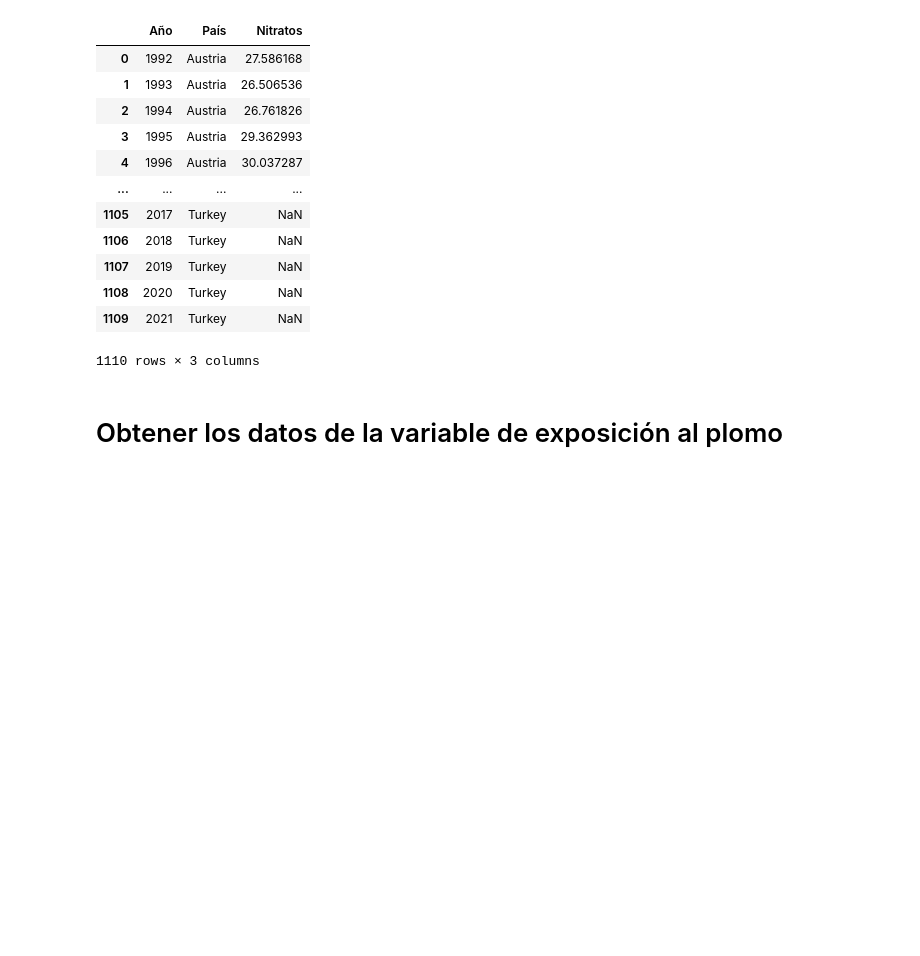
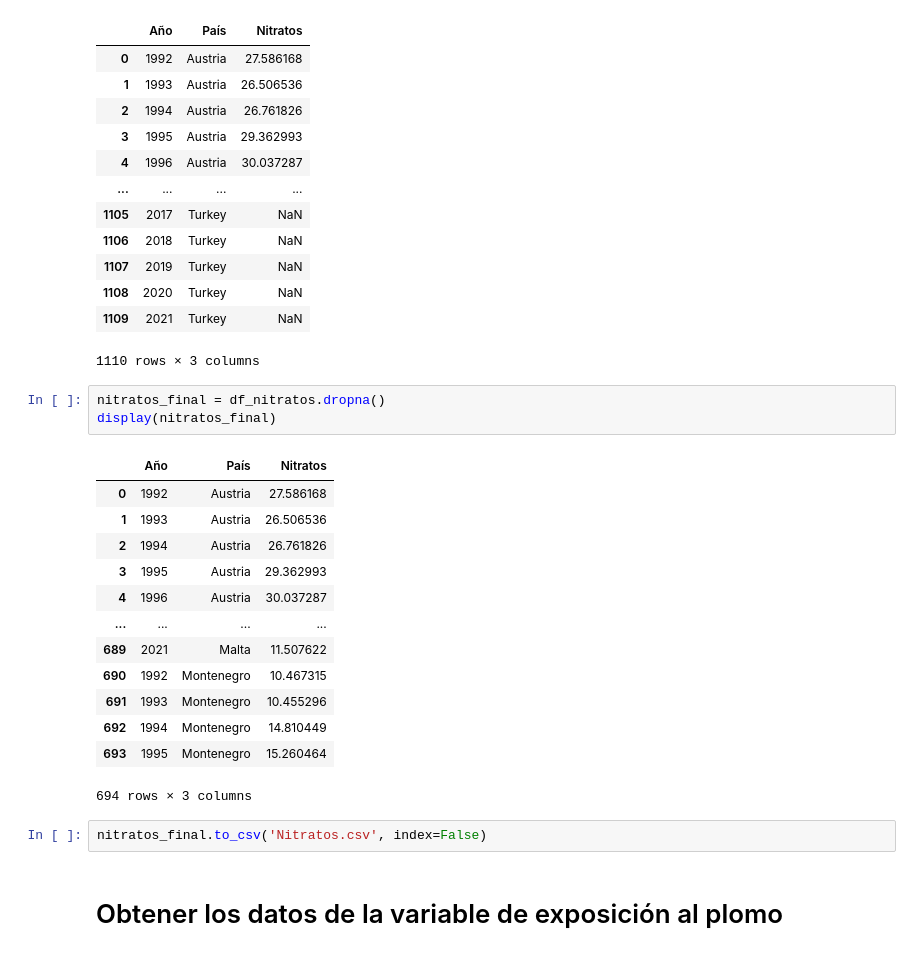
Before and after one commit to Lorenacalvoperez/Trabajo-Fin-de-Grado, a Jupyter notebook: SCRIPTS/DataFrames.ipynb, the cells around one changed output. Cells and saved outputs as stored; diff of their text form; blank space fills up the shorter version.

Commit message:
Creacion de nitratos.csv, en el se encuentran los datos sobre los nitratos a nivel mundial, sin tener en cuenta los valores nulos para repsentar el mapa

```diff
--- a/SCRIPTS/DataFrames.ipynb
+++ b/SCRIPTS/DataFrames.ipynb
@@ -279,6 +279,25 @@ display(df_nitratos)
 | 1108 | 2020 | Turkey | NaN |
 | 1109 | 2021 | Turkey | NaN |
 1110 rows × 3 columns
+# %%
+nitratos_final = df_nitratos.dropna()
+display(nitratos_final)
+# %% [output]
+|  | Año | País | Nitratos |
+| 0 | 1992 | Austria | 27.586168 |
+| 1 | 1993 | Austria | 26.506536 |
+| 2 | 1994 | Austria | 26.761826 |
+| 3 | 1995 | Austria | 29.362993 |
+| 4 | 1996 | Austria | 30.037287 |
+| ... | ... | ... | ... |
+| 689 | 2021 | Malta | 11.507622 |
+| 690 | 1992 | Montenegro | 10.467315 |
+| 691 | 1993 | Montenegro | 10.455296 |
+| 692 | 1994 | Montenegro | 14.810449 |
+| 693 | 1995 | Montenegro | 15.260464 |
+694 rows × 3 columns
+# %%
+nitratos_final.to_csv('Nitratos.csv', index=False)
 # %% [markdown]
 # Obtener los datos de la variable de exposición al plomo
 # %% [markdown]
```
Also changed, not shown: parts of 4 cells of this notebook.
